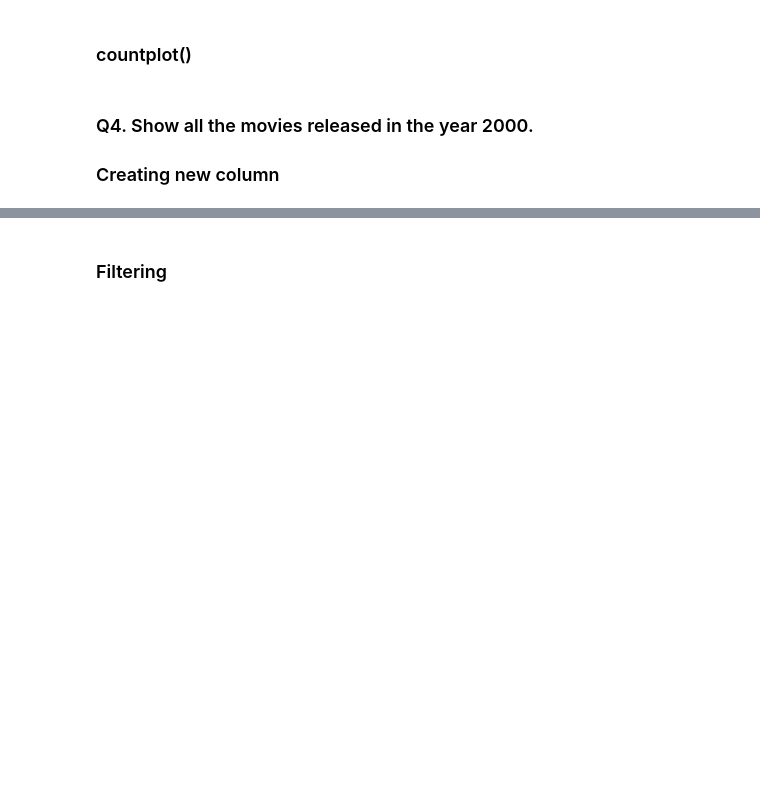
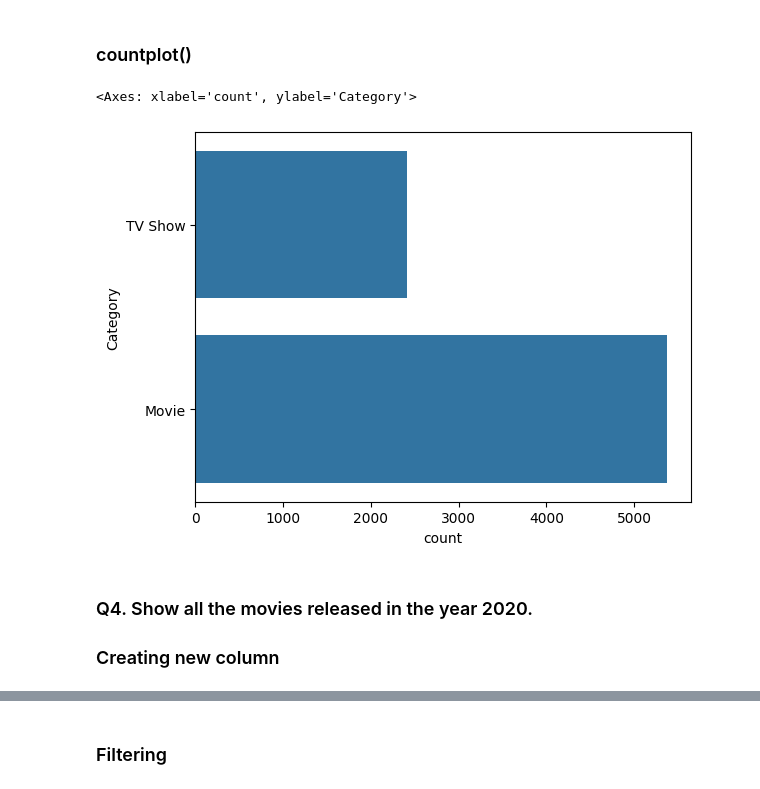
Before and after one commit to roynjuguna/Data_analysis, a Jupyter notebook: netflix_analysis.ipynb, the cells around one changed output, grey strips where cells are left out. Drawn from its saved outputs; the diff is of its cells as text; code cells hidden in the pictures; blank space fills up the shorter version.

```diff
--- a/netflix_analysis.ipynb
+++ b/netflix_analysis.ipynb
@@ -212,6 +250,11 @@ ValueError: time data " August 4, 2017" doesn't match format "%B %d, %Y", at pos
 # %% [markdown]
 ### countplot()
+# %%
+sns.countplot(data['Category'])
+# %% [output]
+<Axes: xlabel='count', ylabel='Category'>
+[figure, added]
 # %% [markdown]
-### Q4. Show all the movies released in the year 2000.
+### Q4. Show all the movies released in the year 2020.
 
 ### Creating new column
```
Also changed, not shown: parts of 44 cells of this notebook, 2 other files.
